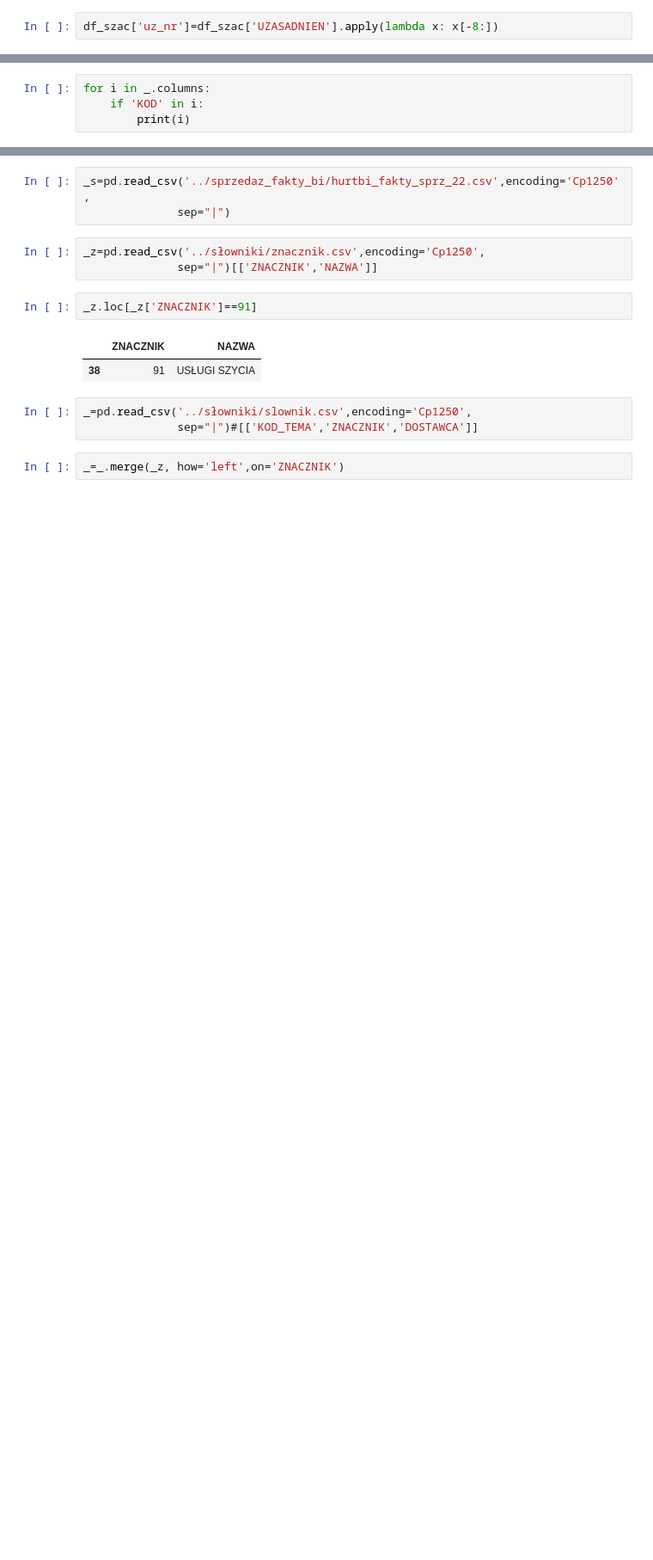
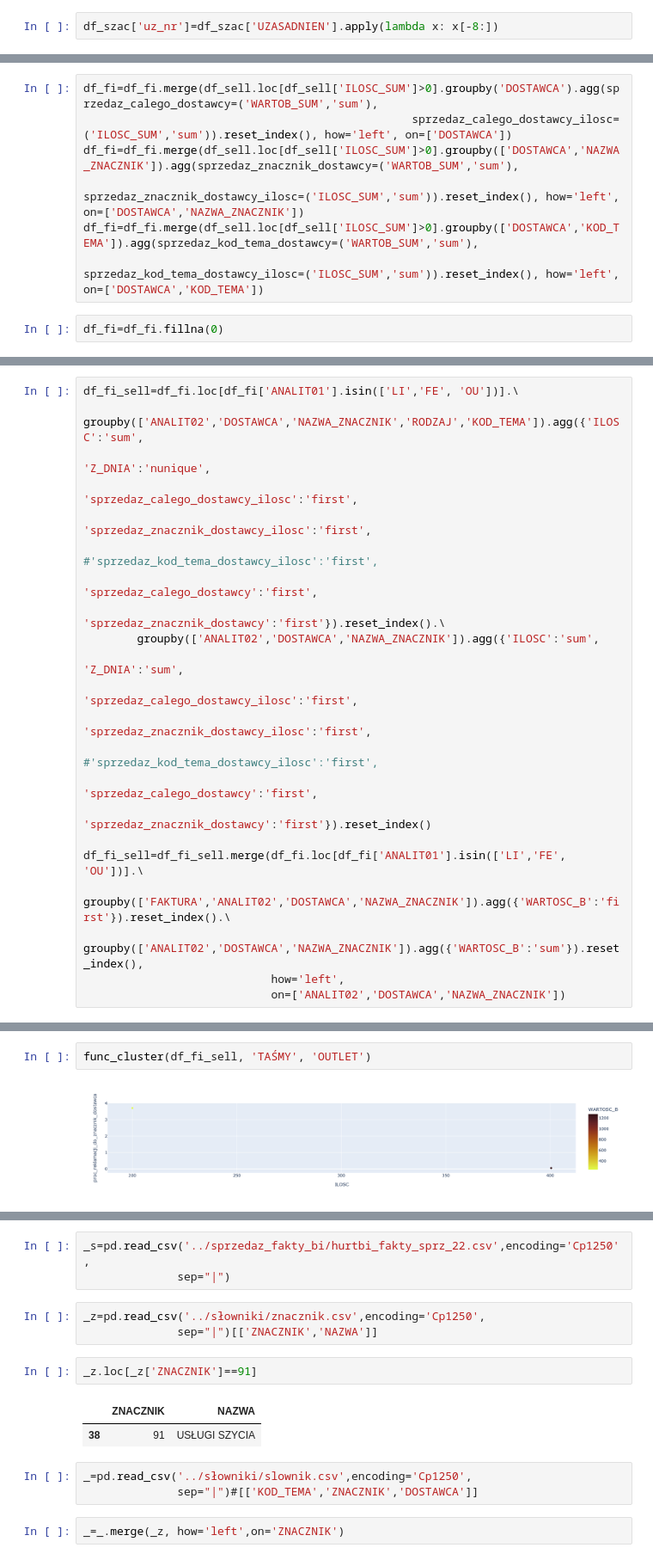
Before and after one commit to plggrzybuch/reklamacje, a Jupyter notebook: reklamacje_sql.ipynb, the cells around one changed output, grey strips where cells are left out. Shown at 86% size. Saved outputs shown, nothing was run; the diff lists cells and outputs as text; blank space fills up the shorter version.

```diff
--- a/reklamacje_sql.ipynb
+++ b/reklamacje_sql.ipynb
@@ -328,4 +226,0 @@ df_fi.loc[df_fi['ANALIT01'].isin(['LI','FE', 'OU'])].groupby(['DOSTAWCA']).agg({
-# %%
-for i in _.columns:
-    if 'KOD' in i:
-        print(i)
@@ -353,0 +231,9 @@ kod_wlasny==8
+# %%
+df_fi=df_fi.merge(df_sell.loc[df_sell['ILOSC_SUM']>0].groupby('DOSTAWCA').agg(sprzedaz_calego_dostawcy=('WARTOB_SUM','sum'),
+                                                 sprzedaz_calego_dostawcy_ilosc=('ILOSC_SUM','sum')).reset_index(), how='left', on=['DOSTAWCA'])
+df_fi=df_fi.merge(df_sell.loc[df_sell['ILOSC_SUM']>0].groupby(['DOSTAWCA','NAZWA_ZNACZNIK']).agg(sprzedaz_znacznik_dostawcy=('WARTOB_SUM','sum'),
+                                                 sprzedaz_znacznik_dostawcy_ilosc=('ILOSC_SUM','sum')).reset_index(), how='left', on=['DOSTAWCA','NAZWA_ZNACZNIK'])
+df_fi=df_fi.merge(df_sell.loc[df_sell['ILOSC_SUM']>0].groupby(['DOSTAWCA','KOD_TEMA']).agg(sprzedaz_kod_tema_dostawcy=('WARTOB_SUM','sum'),
+                                                 sprzedaz_kod_tema_dostawcy_ilosc=('ILOSC_SUM','sum')).reset_index(), how='left', on=['DOSTAWCA','KOD_TEMA'])
+# %%
+df_fi=df_fi.fillna(0)
@@ -353,0 +256,22 @@ kod_wlasny==8
+# %%
+df_fi_sell=df_fi.loc[df_fi['ANALIT01'].isin(['LI','FE', 'OU'])].\
+    groupby(['ANALIT02','DOSTAWCA','NAZWA_ZNACZNIK','RODZAJ','KOD_TEMA']).agg({'ILOSC':'sum',
+                                                                               'Z_DNIA':'nunique',
+                                                                               'sprzedaz_calego_dostawcy_ilosc':'first',
+                                                                      'sprzedaz_znacznik_dostawcy_ilosc':'first',
+                                                                      #'sprzedaz_kod_tema_dostawcy_ilosc':'first',
+                                                                     'sprzedaz_calego_dostawcy':'first',
+                                                                      'sprzedaz_znacznik_dostawcy':'first'}).reset_index().\
+        groupby(['ANALIT02','DOSTAWCA','NAZWA_ZNACZNIK']).agg({'ILOSC':'sum',
+                                                                               'Z_DNIA':'sum',
+                                                                               'sprzedaz_calego_dostawcy_ilosc':'first',
+                                                                      'sprzedaz_znacznik_dostawcy_ilosc':'first',
+                                                                      #'sprzedaz_kod_tema_dostawcy_ilosc':'first',
+                                                                     'sprzedaz_calego_dostawcy':'first',
+                                                                      'sprzedaz_znacznik_dostawcy':'first'}).reset_index()
+
+df_fi_sell=df_fi_sell.merge(df_fi.loc[df_fi['ANALIT01'].isin(['LI','FE', 'OU'])].\
+                                groupby(['FAKTURA','ANALIT02','DOSTAWCA','NAZWA_ZNACZNIK']).agg({'WARTOSC_B':'first'}).reset_index().\
+                                groupby(['ANALIT02','DOSTAWCA','NAZWA_ZNACZNIK']).agg({'WARTOSC_B':'sum'}).reset_index(),
+                            how='left',
+                            on=['ANALIT02','DOSTAWCA','NAZWA_ZNACZNIK'])
@@ -353,0 +397,4 @@ kod_wlasny==8
+# %%
+func_cluster(df_fi_sell, 'TAŚMY', 'OUTLET')
+# %% [output]
+[figure, added]
```
Also changed, not shown: parts of 37 cells of this notebook.
